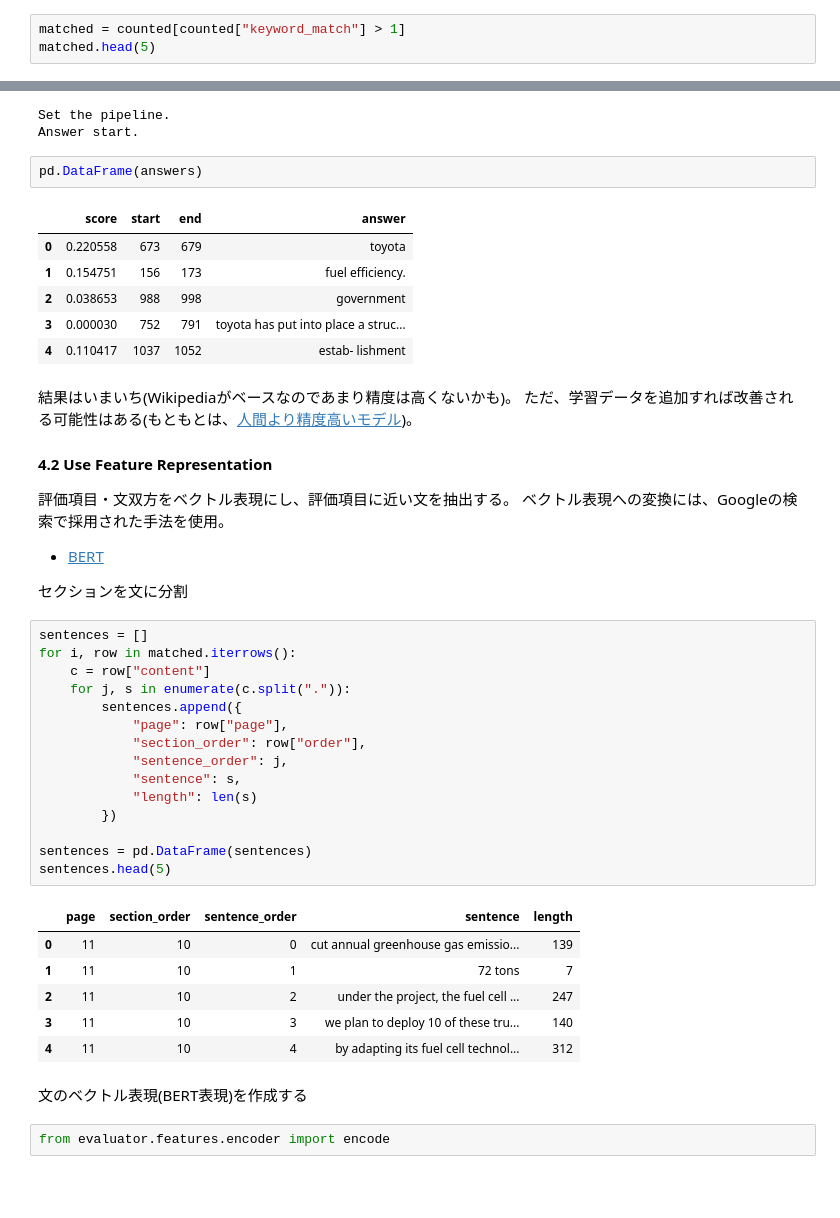
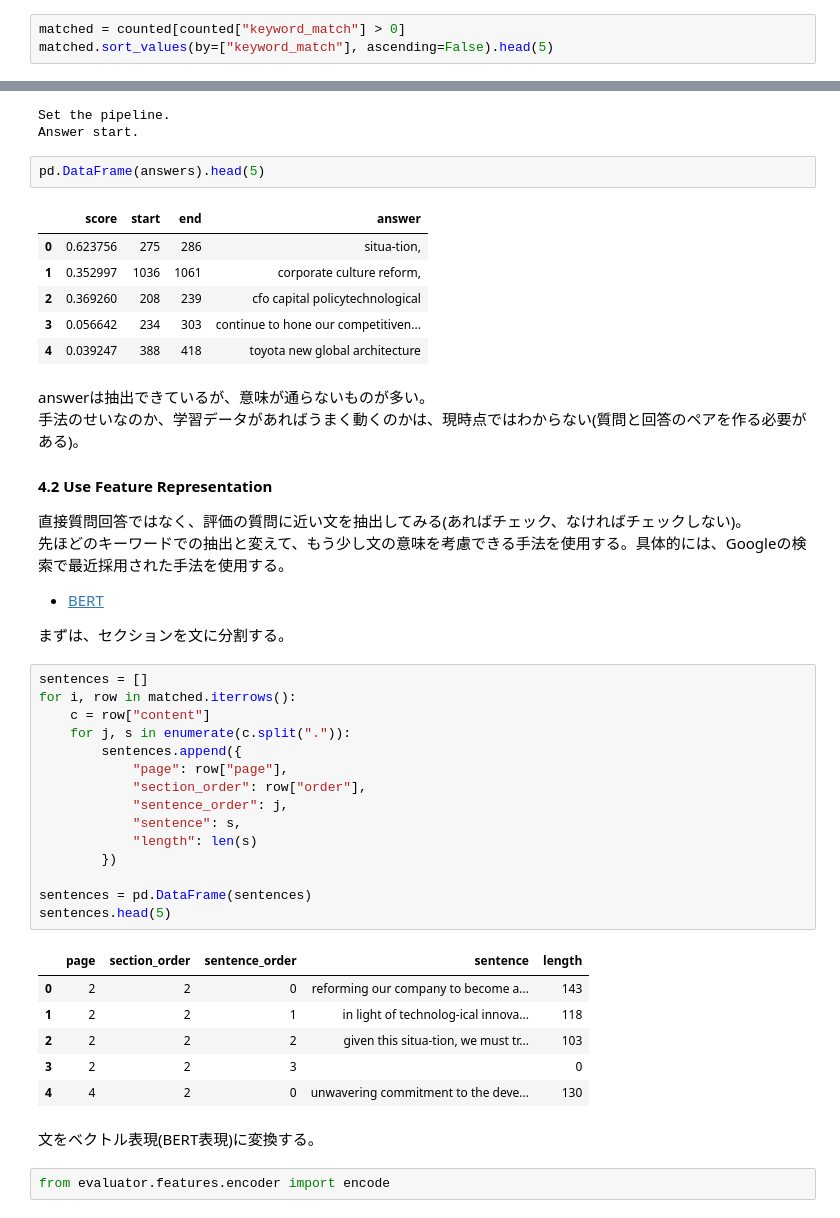
Before and after one commit to icoxfog417/esg-evaluation-by-nlp, a Jupyter notebook: notebooks/check_esg_evaluation_automatically.ipynb, the cells around one changed output, grey strips where cells are left out. Saved outputs shown, nothing was run; the diff lists cells and outputs as text; blank space fills up the shorter version.

```diff
--- a/notebooks/check_esg_evaluation_automatically.ipynb
+++ b/notebooks/check_esg_evaluation_automatically.ipynb
@@ -149,6 +158,6 @@ counted = preprocessed.assign(
     keyword_match=preprocessed["content"].apply(
         lambda s: count_keyword_match(parser, question_words, s)))
 # %%
-matched = counted[counted["keyword_match"] > 1]
-matched.head(5)
+matched = counted[counted["keyword_match"] > 0]
+matched.sort_values(by=["keyword_match"], ascending=False).head(5)
 # %% [output]
@@ -180,26 +197,26 @@ Prepair the tokenizer...
 Set the pipeline.
 Answer start.
 # %%
-pd.DataFrame(answers)
+pd.DataFrame(answers).head(5)
 # %% [output]
 |  | score | start | end | answer |
-| 0 | 0.220558 | 673 | 679 | toyota |
-| 1 | 0.154751 | 156 | 173 | fuel efficiency. |
-| 2 | 0.038653 | 988 | 998 | government |
-| 3 | 0.000030 | 752 | 791 | toyota has put into place a struc... |
-| 4 | 0.110417 | 1037 | 1052 | estab- lishment |
+| 0 | 0.623756 | 275 | 286 | situa-tion, |
+| 1 | 0.352997 | 1036 | 1061 | corporate culture reform, |
+| 2 | 0.369260 | 208 | 239 | cfo capital policytechnological |
+| 3 | 0.056642 | 234 | 303 | continue to hone our competitiven... |
+| 4 | 0.039247 | 388 | 418 | toyota new global architecture |
 # %% [markdown]
-結果はいまいち(Wikipediaがベースなのであまり精度は高くないかも)。
-ただ、学習データを追加すれば改善される可能性はある(もともとは、[人間より精度高いモデル](https://rajpurkar.github.io/SQuAD-explorer/))。
+answerは抽出できているが、意味が通らないものが多い。
+手法のせいなのか、学習データがあればうまく動くのかは、現時点ではわからない(質問と回答のペアを作る必要がある)。
 
 #### 4.2 Use Feature Representation
 
-評価項目・文双方をベクトル表現にし、評価項目に近い文を抽出する。
-ベクトル表現への変換には、Googleの検索で採用された手法を使用。
+直接質問回答ではなく、評価の質問に近い文を抽出してみる(あればチェック、なければチェックしない)。
+先ほどのキーワードでの抽出と変えて、もう少し文の意味を考慮できる手法を使用する。具体的には、Googleの検索で最近採用された手法を使用する。
 
 * [BERT](https://www.blog.google/products/search/search-language-understanding-bert/)
 
-セクションを文に分割
+まずは、セクションを文に分割する。
 # %%
 sentences = []
 for i, row in matched.iterrows():
@@ -217,13 +234,13 @@ sentences = pd.DataFrame(sentences)
 sentences.head(5)
 # %% [output]
 |  | page | section_order | sentence_order | sentence | length |
-| 0 | 11 | 10 | 0 | cut annual greenhouse gas emissio... | 139 |
-| 1 | 11 | 10 | 1 | 72 tons | 7 |
-| 2 | 11 | 10 | 2 | under the project, the fuel cell ... | 247 |
-| 3 | 11 | 10 | 3 | we plan to deploy 10 of these tru... | 140 |
-| 4 | 11 | 10 | 4 | by adapting its fuel cell technol... | 312 |
+| 0 | 2 | 2 | 0 | reforming our company to become a... | 143 |
+| 1 | 2 | 2 | 1 | in light of technolog-ical innova... | 118 |
+| 2 | 2 | 2 | 2 | given this situa-tion, we must tr... | 103 |
+| 3 | 2 | 2 | 3 |  | 0 |
+| 4 | 4 | 2 | 0 | unwavering commitment to the deve... | 130 |
-# %% [markdown]
-文のベクトル表現(BERT表現)を作成する
+# %% [markdown]
+文をベクトル表現(BERT表現)に変換する。
 # %%
 from evaluator.features.encoder import encode
 # %%
```
Also changed, not shown: parts of 24 cells of this notebook, 3 other files.
